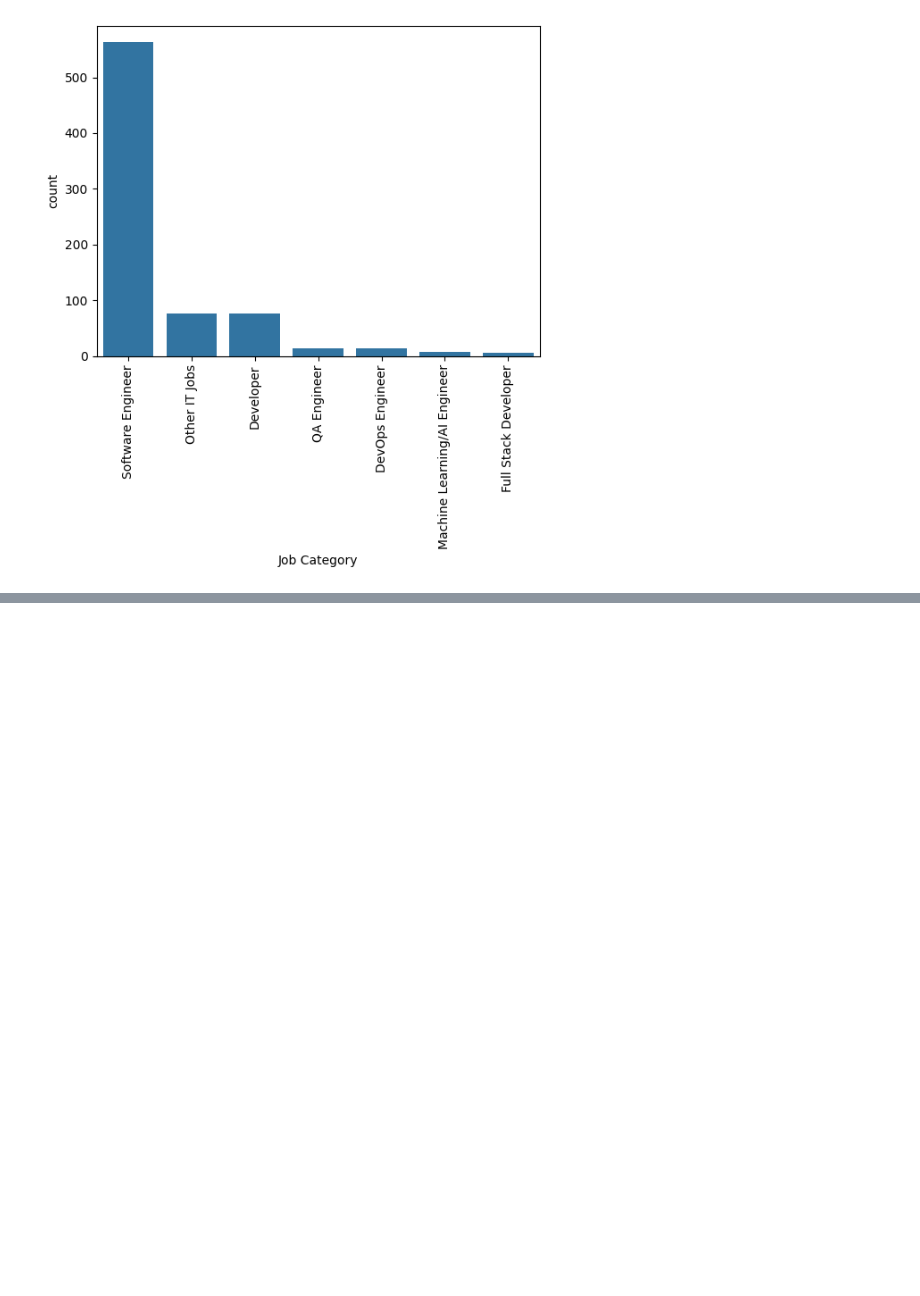
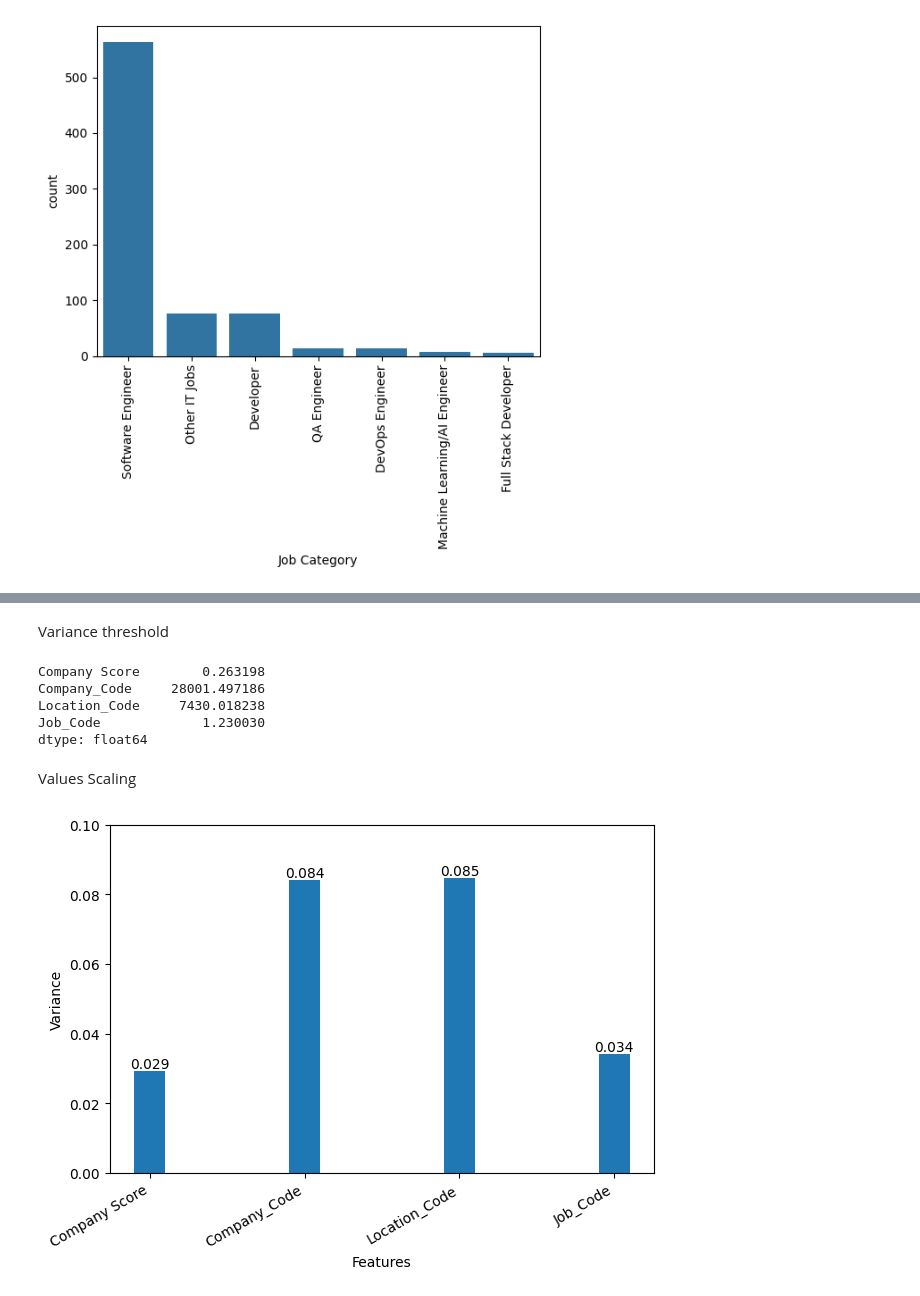
Before and after one commit to SuperDataScience-Community-Projects/SDS-CP009-ds-salary-pred, a Jupyter notebook: notebooks/oleg/oleg_notebook.ipynb, the cells around one changed output, grey strips where cells are left out. Cells and saved outputs as stored; diff of their text form; code cells hidden in the pictures; blank space fills up the shorter version.

Commit message:
Features selection added

```diff
--- a/notebooks/oleg/oleg_notebook.ipynb
+++ b/notebooks/oleg/oleg_notebook.ipynb
@@ -351,0 +379,16 @@ plt.xticks(rotation = 90)
+# %%
+#import Libraries
+from sklearn.model_selection import train_test_split
+
+X = df.drop(['MIN'], axis =1)
+X = X.drop(['MAX'], axis =1)
+X = X.drop(['AVG'], axis =1)
+
+# y = df[['MIN','MAX','AVG' ]]
+y = df['AVG']
+
+X_train, X_test, y_train, y_test = train_test_split(X, y, test_size=0.3, shuffle=True, random_state=101)
+#stratify=y - makes no sense?
+
+print(X_train.shape)
+print(X_test.shape)
@@ -351,0 +427,41 @@ plt.xticks(rotation = 90)
+# %% [markdown]
+Variance threshold
+# %%
+X_train_v1, X_test_v1, y_tain_v1, y_test_v1 = X_train.copy(), X_test.copy(), y_train.copy(), y_test.copy()
+
+#Check for variance for each feature
+
+X_train_v1.var(axis=0)
+# %% [output]
+Company Score        0.263198
+Company_Code     28001.497186
+Location_Code     7430.018238
+Job_Code             1.230030
+dtype: float64
+# %% [markdown]
+Values Scaling
+# %%
+#Without scaling the values above makes no sense.
+from sklearn.preprocessing import MinMaxScaler
+
+scaler = MinMaxScaler()
+
+scaled_X_train_v1 = scaler.fit_transform(X_train_v1)
+# %%
+fig, ax = plt.subplots()
+
+x = X.columns
+y = scaled_X_train_v1.var(axis=0)
+
+ax.bar(x, y, width=0.2)
+ax.set_xlabel('Features')
+ax.set_ylabel('Variance')
+ax.set_ylim(0, 0.1)
+
+for index, value in enumerate(y):
+    plt.text(x=index, y=value+0.001, s=str(round(value, 3)), ha='center')
+
+fig.autofmt_xdate()
+plt.tight_layout()
+# %% [output]
+[figure, added]
```
Also changed, not shown: parts of 44 cells of this notebook.
